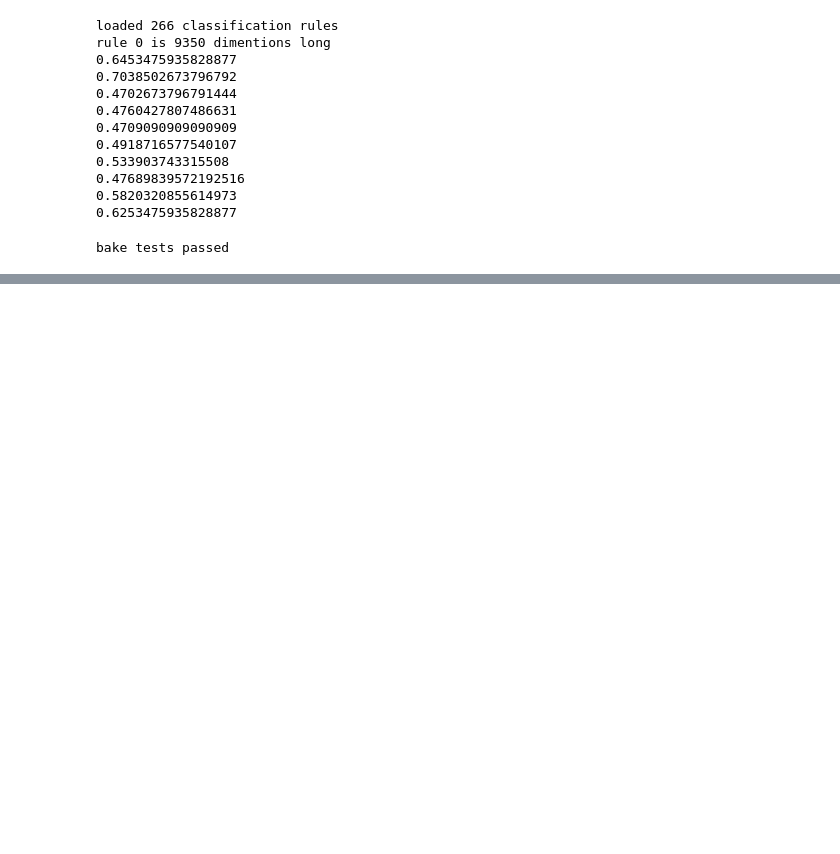
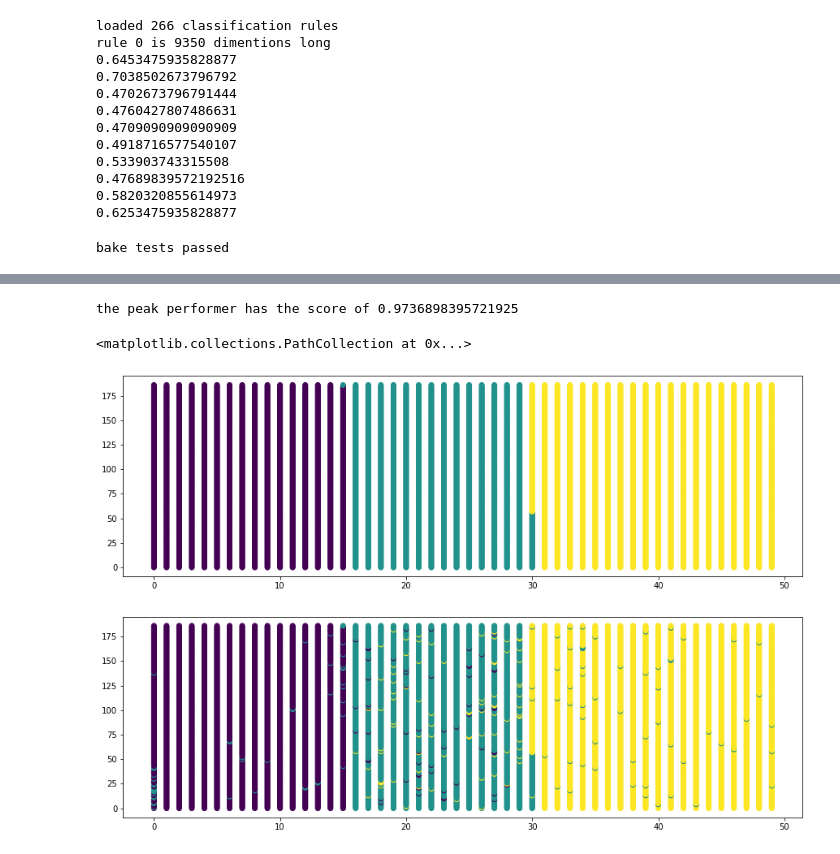
Before and after one commit to zbigos/ALGEW2020, a Jupyter notebook: lista_1/Untitled.ipynb, the cells around one changed output, grey strips where cells are left out. Drawn from its saved outputs; the diff is of its cells as text; code cells hidden in the pictures; blank space fills up the shorter version.

```diff
--- a/lista_1/Untitled.ipynb
+++ b/lista_1/Untitled.ipynb
@@ -261,0 +263,32 @@ for i in range(512):
+# %%
+def load_genome(f):
+    s = []
+    with open(f, "r") as file:
+        for l in file.read().split("\n"):
+            if len(l) > 1:
+                s.append(float(l))
+    return s
+
+peak_performance = load_genome("genedump_91156.7841981057_.txt")
+
+# plik zawiera środki rozkładów, ale przyjmujemy +/-0 bo w sumie taki osobnik też byłby generowany
+fig, (ax0, ax1) = plt.subplots(nrows=2, constrained_layout=False, figsize = (15, 10))
+
+yd = int(9350/(11*17))
+xd = 11*17
+
+fyp = []
+fxp = []
+for i in range(yd):
+    for j in range(xd):
+        fyp.append(i)
+        fxp.append(j)
+
+score = bake(peak_performance, "disc")
+print(f"the peak performer has the score of {score}")
+ax0.scatter(fyp, fxp, c = [int(c) for c in desired_data])
+ax1.scatter(fyp, fxp, c = [int(c) for c in render(peak_performance)])
+# %% [output]
+the peak performer has the score of 0.9736898395721925
+<matplotlib.collections.PathCollection at 0x...>
+[figure, added]
```
Also changed, not shown: parts of 2 cells of this notebook.
